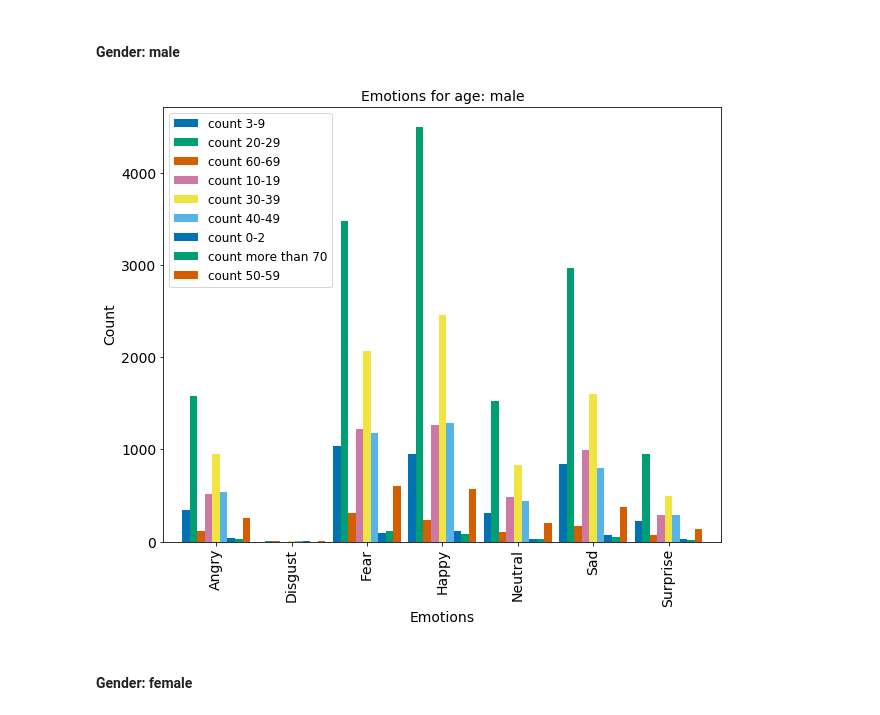
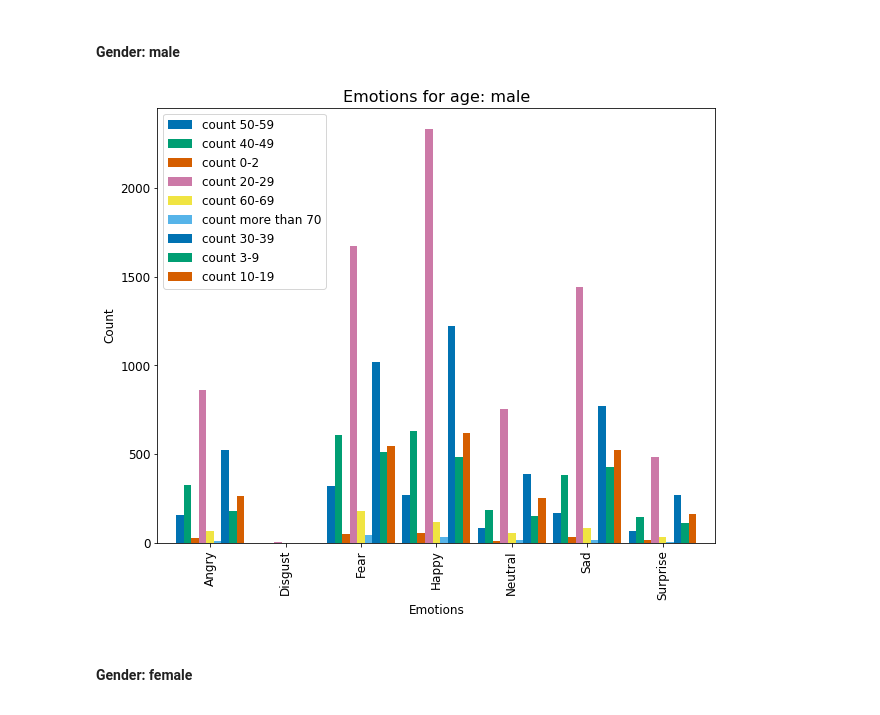
Before and after one commit to EwertonDCSilv/emotion_faces, a Jupyter notebook: tp.ipynb, the cells around one changed output. Drawn from its saved outputs; the diff is of its cells as text; code cells hidden in the pictures.

Commit message:
Create chart for analisys

```diff
--- a/tp.ipynb
+++ b/tp.ipynb
@@ -32,12 +30,7 @@ import matplotlib.pyplot as plt
 %matplotlib inline
 plt.rcParams['figure.figsize']  = (10, 8)
 plt.rcParams['axes.labelsize']  = 12
-plt.rcParams['axes.titlesize']  = 12
+plt.rcParams['axes.titlesize']  = 16
 plt.rcParams['legend.fontsize'] = 12
 plt.rcParams['xtick.labelsize'] = 12
 plt.rcParams['ytick.labelsize'] = 12
-
-plt.ion()
-
-plt.style.use('seaborn-colorblind')
-plt.rcParams['figure.figsize']  = (10, 8)
@@ -248,17 +225,17 @@ df_age_gender.columns = ["emotions", "age", "gender","count"]
 df_male = df_age_gender.query("gender == 'Male'")
 df_female = df_age_gender.query("gender == 'Female'")
 # %%
-emotions_list = list(df_female['emotions'].unique())
+emotions_list = list(df_male['emotions'].unique())
 
-df_merge = mergeForPlot(df_age,'age')
+df_merge = mergeForPlot(df_male,'age')
 plotResult = df_merge.plot.bar(width = 0.90).set(
     xticklabels=emotions_list,
     title="Emotions for age: male",
     xlabel='Emotions',
     ylabel="Count"
 )
 # %% [output]
-[figure, old version]
+[figure, new version]
 # %% [markdown]
 #### Gender: female
 # %%
```
Also changed, not shown: parts of 11 cells of this notebook.
